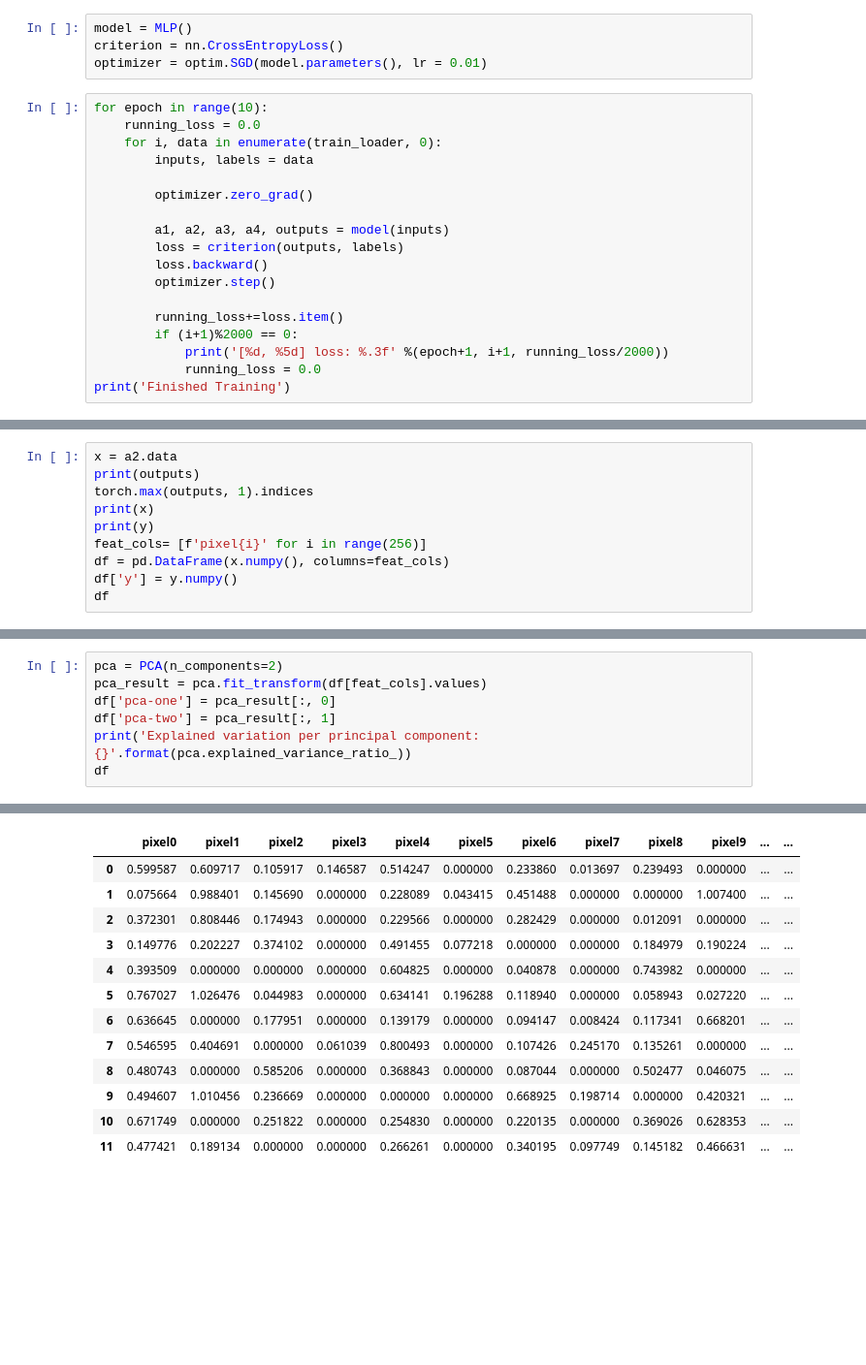
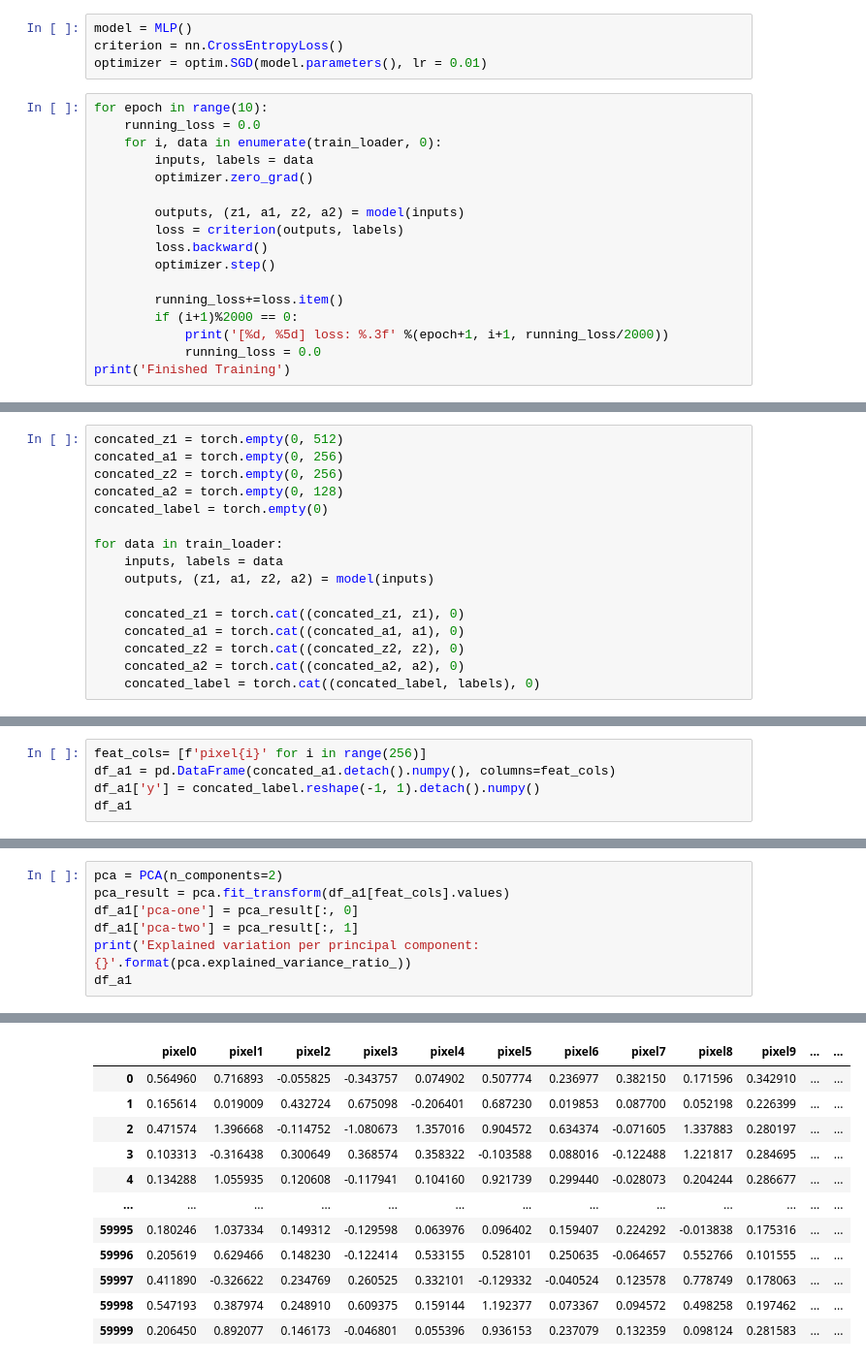
Before and after one commit to LIMDANBI/2021-2, a Jupyter notebook: AI/term_project.ipynb, the cells around one changed output, grey strips where cells are left out. Shown at 97% size. Saved outputs shown, nothing was run; the diff lists cells and outputs as text; blank space fills up the shorter version.

```diff
--- a/AI/term_project.ipynb
+++ b/AI/term_project.ipynb
@@ -193,10 +193,9 @@ for epoch in range(10):
     running_loss = 0.0
     for i, data in enumerate(train_loader, 0):
         inputs, labels = data
-
         optimizer.zero_grad()
 
-        a1, a2, a3, a4, outputs = model(inputs)
+        outputs, (z1, a1, z2, a2) = model(inputs)
         loss = criterion(outputs, labels)
         loss.backward()
         optimizer.step()
@@ -229 +241,17 @@ Finished Training
+# %%
+concated_z1 = torch.empty(0, 512)
+concated_a1 = torch.empty(0, 256)
+concated_z2 = torch.empty(0, 256)
+concated_a2 = torch.empty(0, 128)
+concated_label = torch.empty(0)
+
+for data in train_loader:
+    inputs, labels = data
+    outputs, (z1, a1, z2, a2) = model(inputs)
+
+    concated_z1 = torch.cat((concated_z1, z1), 0)
+    concated_a1 = torch.cat((concated_a1, a1), 0)
+    concated_z2 = torch.cat((concated_z2, z2), 0)
+    concated_a2 = torch.cat((concated_a2, a2), 0)
+    concated_label = torch.cat((concated_label, labels), 0)
 # %%
@@ -375,11 +382,6 @@ plt.show()
 # %%
-x = a2.data
-print(outputs)
-torch.max(outputs, 1).indices
-print(x)
-print(y)
 feat_cols= [f'pixel{i}' for i in range(256)]
-df = pd.DataFrame(x.numpy(), columns=feat_cols)
-df['y'] = y.numpy()
-df
+df_a1 = pd.DataFrame(concated_a1.detach().numpy(), columns=feat_cols)
+df_a1['y'] = concated_label.reshape(-1, 1).detach().numpy()
+df_a1
 # %% [output]
@@ -417,8 +401,8 @@ tensor([9, 7, 9, 0, 6, 9, 8, 4, 5, 3, 8, 1])
 # %%
 pca = PCA(n_components=2)
-pca_result = pca.fit_transform(df[feat_cols].values)
-df['pca-one'] = pca_result[:, 0]
-df['pca-two'] = pca_result[:, 1]
+pca_result = pca.fit_transform(df_a1[feat_cols].values)
+df_a1['pca-one'] = pca_result[:, 0]
+df_a1['pca-two'] = pca_result[:, 1]
 print('Explained variation per principal component: {}'.format(pca.explained_variance_ratio_))
-df
+df_a1
 # %% [output]
@@ -426,13 +410,12 @@ Explained variation per principal component: [0.32215106 0.1956973 ]
 |  | pixel0 | pixel1 | pixel2 | pixel3 | pixel4 | pixel5 | pixel6 | pixel7 | pixel8 | pixel9 | ... | ... |
-| 0 | 0.599587 | 0.609717 | 0.105917 | 0.146587 | 0.514247 | 0.000000 | 0.233860 | 0.013697 | 0.239493 | 0.000000 | ... | ... |
-| 1 | 0.075664 | 0.988401 | 0.145690 | 0.000000 | 0.228089 | 0.043415 | 0.451488 | 0.000000 | 0.000000 | 1.007400 | ... | ... |
-| 2 | 0.372301 | 0.808446 | 0.174943 | 0.000000 | 0.229566 | 0.000000 | 0.282429 | 0.000000 | 0.012091 | 0.000000 | ... | ... |
-| 3 | 0.149776 | 0.202227 | 0.374102 | 0.000000 | 0.491455 | 0.077218 | 0.000000 | 0.000000 | 0.184979 | 0.190224 | ... | ... |
-| 4 | 0.393509 | 0.000000 | 0.000000 | 0.000000 | 0.604825 | 0.000000 | 0.040878 | 0.000000 | 0.743982 | 0.000000 | ... | ... |
-| 5 | 0.767027 | 1.026476 | 0.044983 | 0.000000 | 0.634141 | 0.196288 | 0.118940 | 0.000000 | 0.058943 | 0.027220 | ... | ... |
-| 6 | 0.636645 | 0.000000 | 0.177951 | 0.000000 | 0.139179 | 0.000000 | 0.094147 | 0.008424 | 0.117341 | 0.668201 | ... | ... |
-| 7 | 0.546595 | 0.404691 | 0.000000 | 0.061039 | 0.800493 | 0.000000 | 0.107426 | 0.245170 | 0.135261 | 0.000000 | ... | ... |
-| 8 | 0.480743 | 0.000000 | 0.585206 | 0.000000 | 0.368843 | 0.000000 | 0.087044 | 0.000000 | 0.502477 | 0.046075 | ... | ... |
-| 9 | 0.494607 | 1.010456 | 0.236669 | 0.000000 | 0.000000 | 0.000000 | 0.668925 | 0.198714 | 0.000000 | 0.420321 | ... | ... |
-| 10 | 0.671749 | 0.000000 | 0.251822 | 0.000000 | 0.254830 | 0.000000 | 0.220135 | 0.000000 | 0.369026 | 0.628353 | ... | ... |
-| 11 | 0.477421 | 0.189134 | 0.000000 | 0.000000 | 0.266261 | 0.000000 | 0.340195 | 0.097749 | 0.145182 | 0.466631 | ... | ... |
+| 0 | 0.564960 | 0.716893 | -0.055825 | -0.343757 | 0.074902 | 0.507774 | 0.236977 | 0.382150 | 0.171596 | 0.342910 | ... | ... |
+| 1 | 0.165614 | 0.019009 | 0.432724 | 0.675098 | -0.206401 | 0.687230 | 0.019853 | 0.087700 | 0.052198 | 0.226399 | ... | ... |
+| 2 | 0.471574 | 1.396668 | -0.114752 | -1.080673 | 1.357016 | 0.904572 | 0.634374 | -0.071605 | 1.337883 | 0.280197 | ... | ... |
+| 3 | 0.103313 | -0.316438 | 0.300649 | 0.368574 | 0.358322 | -0.103588 | 0.088016 | -0.122488 | 1.221817 | 0.284695 | ... | ... |
+| 4 | 0.134288 | 1.055935 | 0.120608 | -0.117941 | 0.104160 | 0.921739 | 0.299440 | -0.028073 | 0.204244 | 0.286677 | ... | ... |
+| ... | ... | ... | ... | ... | ... | ... | ... | ... | ... | ... | ... | ... |
+| 59995 | 0.180246 | 1.037334 | 0.149312 | -0.129598 | 0.063976 | 0.096402 | 0.159407 | 0.224292 | -0.013838 | 0.175316 | ... | ... |
+| 59996 | 0.205619 | 0.629466 | 0.148230 | -0.122414 | 0.533155 | 0.528101 | 0.250635 | -0.064657 | 0.552766 | 0.101555 | ... | ... |
+| 59997 | 0.411890 | -0.326622 | 0.234769 | 0.260525 | 0.332101 | -0.129332 | -0.040524 | 0.123578 | 0.778749 | 0.178063 | ... | ... |
+| 59998 | 0.547193 | 0.387974 | 0.248910 | 0.609375 | 0.159144 | 1.192377 | 0.073367 | 0.094572 | 0.498258 | 0.197462 | ... | ... |
+| 59999 | 0.206450 | 0.892077 | 0.146173 | -0.046801 | 0.055396 | 0.936153 | 0.237079 | 0.132359 | 0.098124 | 0.281583 | ... | ... |
```
Also changed, not shown: parts of 41 cells of this notebook.
